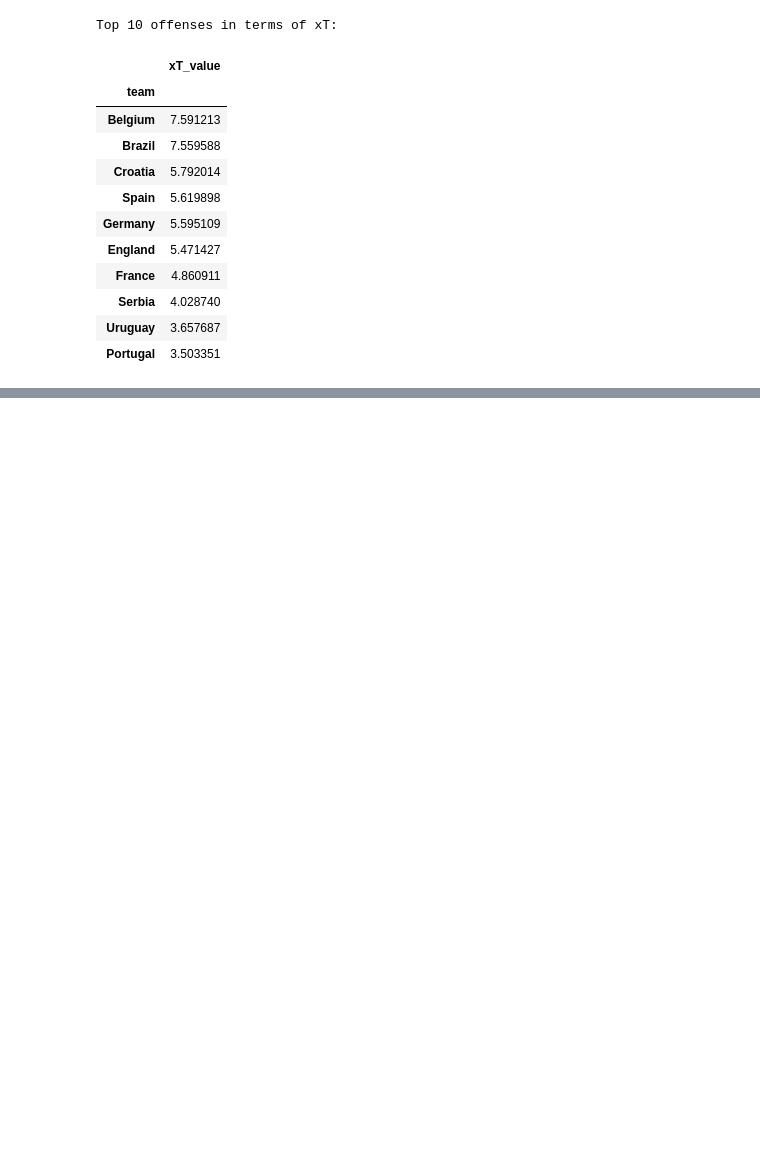
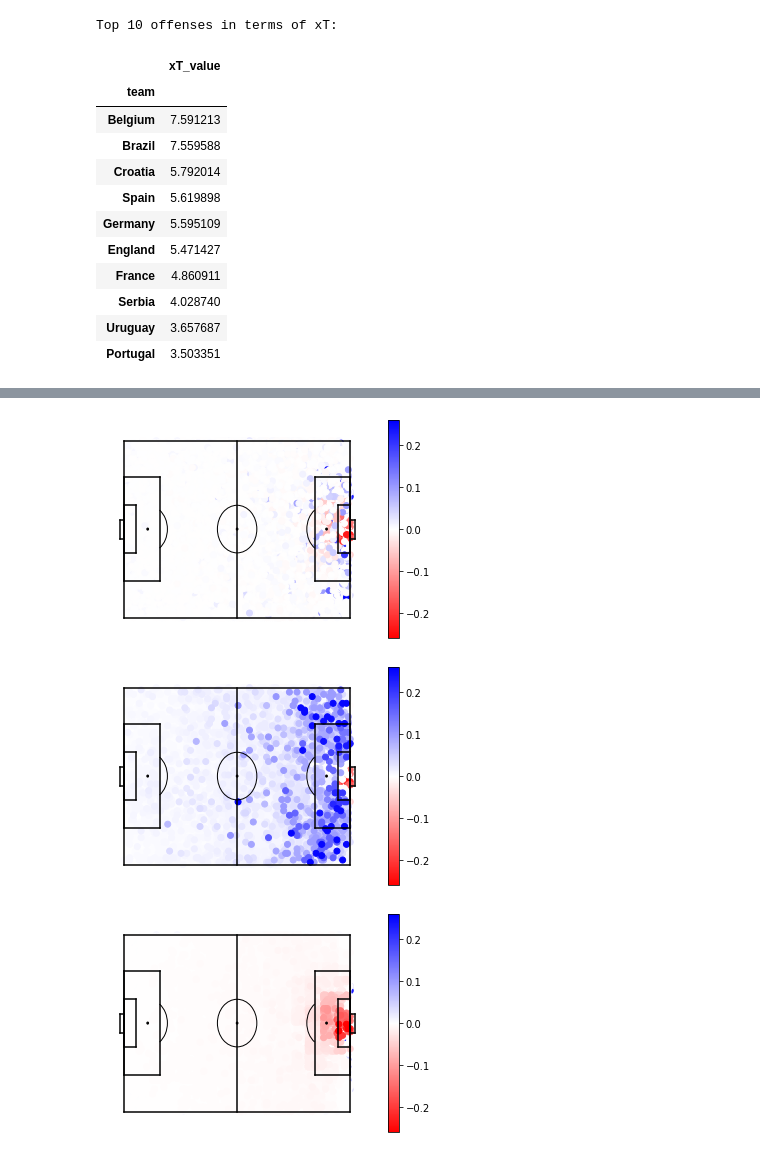
Before and after one commit to pablolopez2733/BigDataCup, a Jupyter notebook: exploring-soccer-models/xT-soccer-example.ipynb, the cells around one changed output, grey strips where cells are left out. Saved outputs shown, nothing was run; the diff lists cells and outputs as text; code cells hidden in the pictures; blank space fills up the shorter version.

Commit message:
analyzed soccer action's xT code and commented

```diff
--- a/exploring-soccer-models/xT-soccer-example.ipynb
+++ b/exploring-soccer-models/xT-soccer-example.ipynb
@@ -207,0 +227,29 @@ Top 10 offenses in terms of xT:
+# %%
+import matplotlib.pyplot as plt
+
+## Visualize xT predictions
+a = mov_actions
+
+# Show scatterplot of actions colored according to xT value
+mps.field(show=False)
+plt.scatter(a.start_x, a.start_y,c=a.xT_value,cmap="bwr_r")
+plt.colorbar()
+plt.show()
+
+# Show actions with high xT Values on top
+a = a.sort_values("xT_value",ascending=True)
+mps.field(show=False)
+plt.scatter(a.start_x, a.start_y,c=a.xT_value,cmap="bwr_r")
+plt.colorbar()
+plt.show()
+
+# Show actions with low xT Values on top
+a = a.sort_values("xT_value",ascending=False)
+mps.field(show=False)
+plt.scatter(a.start_x, a.start_y,c=a.xT_value,cmap="bwr_r")
+plt.colorbar()
+plt.show()
+# %% [output]
+[figure, added]
+[figure, added]
+[figure, added]
```
Also changed, not shown: parts of 4 cells of this notebook, 3 other files.
